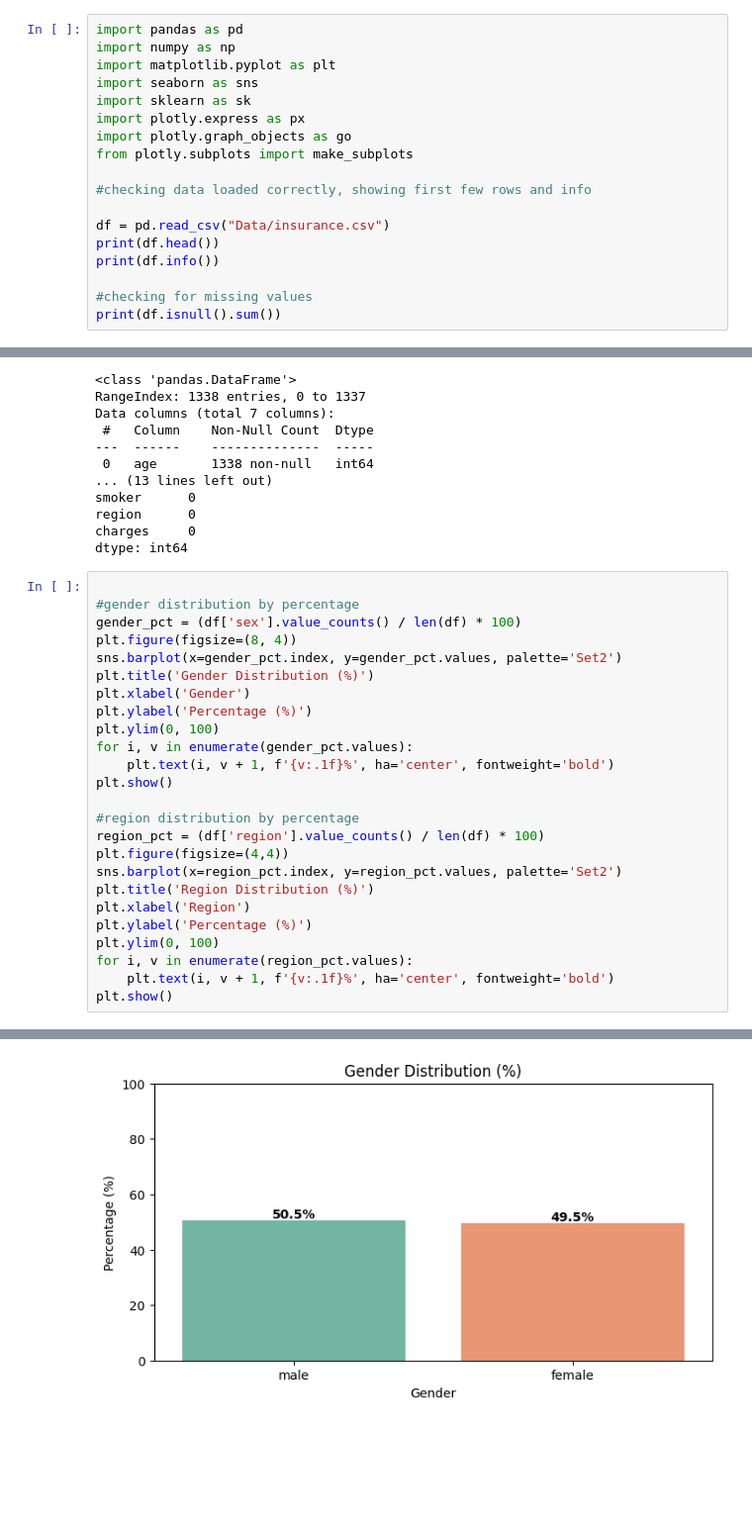
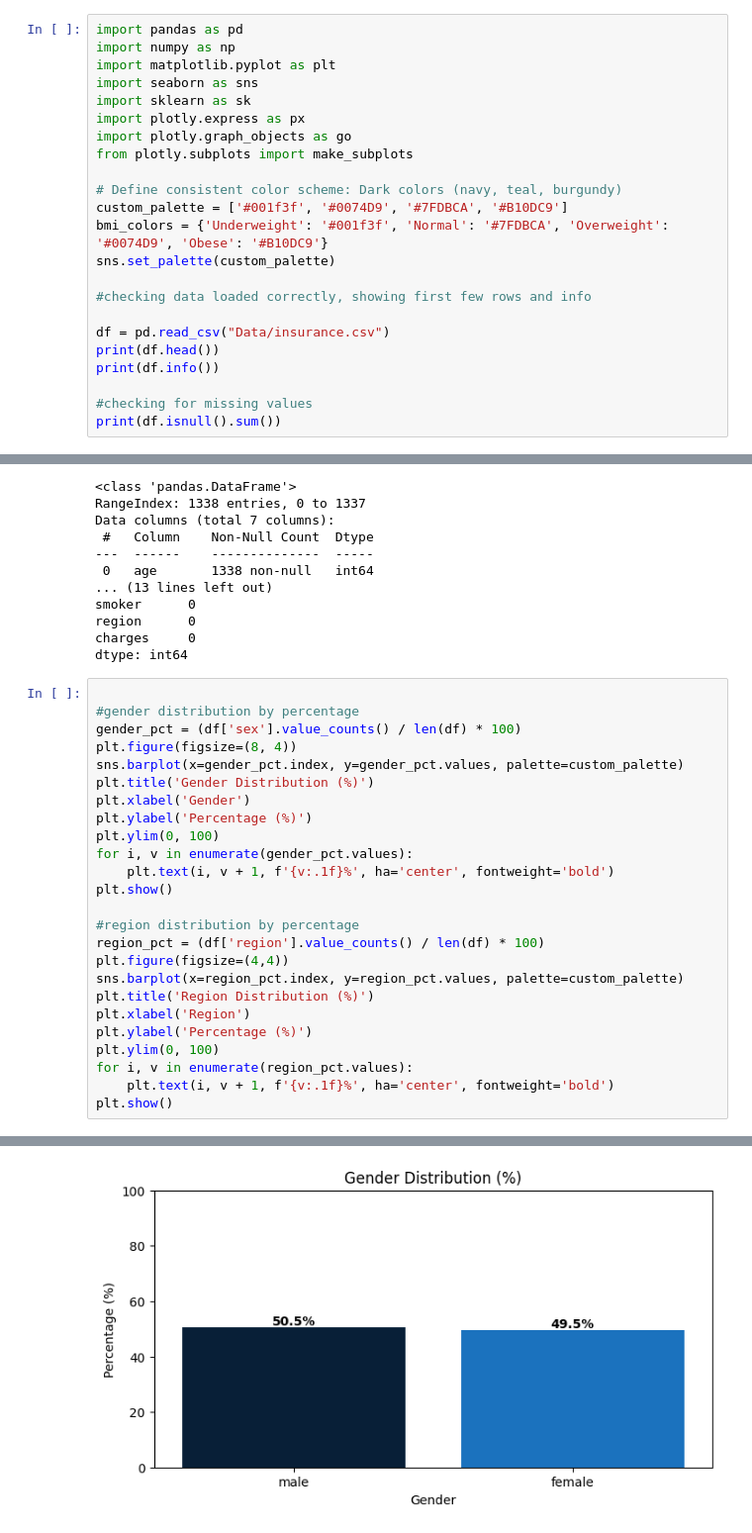
Before and after one commit to cowardclaire/sales-report-numpy, a Jupyter notebook: OneDrive/Documents/vs-code-projects/health-insurance-project/my-jupyter-notebook.ipynb, the cells around one changed output, grey strips where cells are left out. Shown at 99% size. Drawn from its saved outputs; the diff is of its cells as text; blank space fills up the shorter version.

```diff
--- a/OneDrive/Documents/vs-code-projects/health-insurance-project/my-jupyter-notebook.ipynb
+++ b/OneDrive/Documents/vs-code-projects/health-insurance-project/my-jupyter-notebook.ipynb
@@ -8,6 +8,11 @@ import plotly.express as px
 import plotly.graph_objects as go
 from plotly.subplots import make_subplots
 
+# Define consistent color scheme: Dark colors (navy, teal, burgundy)
+custom_palette = ['#001f3f', '#0074D9', '#7FDBCA', '#B10DC9']
+bmi_colors = {'Underweight': '#001f3f', 'Normal': '#7FDBCA', 'Overweight': '#0074D9', 'Obese': '#B10DC9'}
+sns.set_palette(custom_palette)
+
 #checking data loaded correctly, showing first few rows and info
 
 df = pd.read_csv("Data/insurance.csv")
@@ -39,7 +44,7 @@ dtype: int64
 #gender distribution by percentage
 gender_pct = (df['sex'].value_counts() / len(df) * 100)
 plt.figure(figsize=(8, 4))
-sns.barplot(x=gender_pct.index, y=gender_pct.values, palette='Set2')
+sns.barplot(x=gender_pct.index, y=gender_pct.values, palette=custom_palette)
 plt.title('Gender Distribution (%)')
 plt.xlabel('Gender')
 plt.ylabel('Percentage (%)')
@@ -51,7 +56,7 @@ plt.show()
 #region distribution by percentage
 region_pct = (df['region'].value_counts() / len(df) * 100)
 plt.figure(figsize=(4,4))
-sns.barplot(x=region_pct.index, y=region_pct.values, palette='Set2')
+sns.barplot(x=region_pct.index, y=region_pct.values, palette=custom_palette)
 plt.title('Region Distribution (%)')
 plt.xlabel('Region')
 plt.ylabel('Percentage (%)')
@@ -66,2 +73,2 @@ Passing `palette` without assigning `hue` is deprecated and will be removed in v
-[figure, old version]
+[figure, new version]
 Passing `palette` without assigning `hue` is deprecated and will be removed in v0.14.0. Assign the `x` variable to `hue` and set `legend=False` for the same effect.
```
Also changed, not shown: parts of 5 cells of this notebook.
